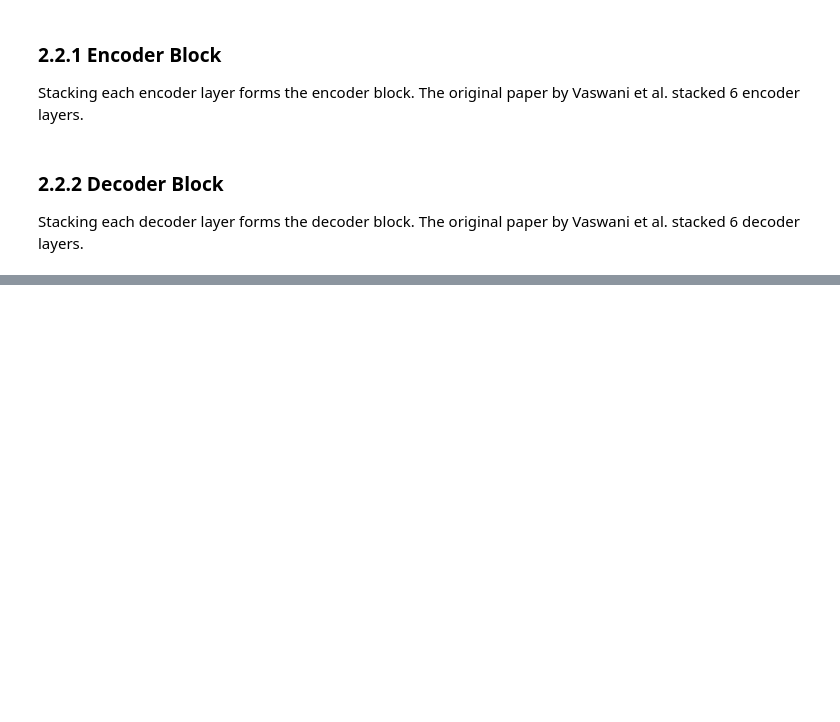
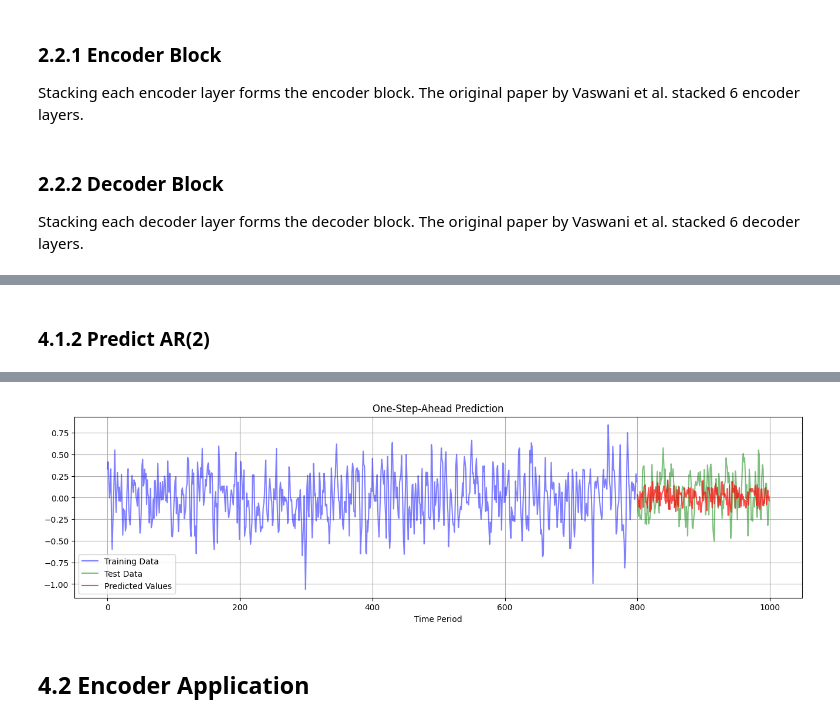
Before and after one commit to junyu-chen-academic/Transformer, a Jupyter notebook: transformer.ipynb, the cells around one changed output, grey strips where cells are left out. Cells and saved outputs as stored; diff of their text form; code cells hidden in the pictures; blank space fills up the shorter version.

```diff
--- a/transformer.ipynb
+++ b/transformer.ipynb
@@ -599,0 +945,77 @@ The _TimeSeriesAttention_ is a neural network model designed to predict time ser
+# %% [markdown]
+### 4.1.2 Predict AR(2)
+# %%
+######################################
+### Data Generation Process AR(2)
+######################################
+torch.manual_seed(seed)
+np.random.seed(seed)
+phi1 = 0.8
+phi2 = -0.3
+sigma = 0.2  # sd. of noise
+n = 1000  # number of time points
+######################################
+
+y_ar2 = np.zeros(n)
+
+# generate white noise
+epsilon = np.random.normal(0, sigma, n)
+
+# initialize the first two values of the series
+y_ar2[0] = epsilon[0]
+y_ar2[1] = phi1 * y_ar2[0] + epsilon[1]
+
+# Generate AR(2) time series
+for t in range(2, n):
+    y_ar2[t] = phi1 * y_ar2[t-1] + phi2 * y_ar2[t-2] + epsilon[t]
+
+######################################
+### Input Data Setting
+######################################
+sequence_length = 2 # number of time steps per input sequence
+d_model = 1 # dimension
+batch_size = 8
+######################################
+
+X = np.zeros((n-sequence_length, sequence_length, d_model))
+Y = np.zeros((n-sequence_length, d_model))
+for t in range(sequence_length, n):
+  X[t-sequence_length, :, 0] = y_ar2[t-sequence_length:t]  # X is the two previous values
+  Y[t-sequence_length, 0] = y_ar2[t]  # Y is the current value
+
+dataloader_train, dataloader_test = split_and_build_dataloader(X, Y, batch_size=batch_size, split_ratio = split_ratio)
+
+######################################
+### Model training
+######################################
+n_heads = 1
+d_ffn = 32
+dropout = 0.0
+learning_rate = 0.0015
+epochs = 20
+######################################
+
+# model initialization
+model = TimeSeriesAttention(
+    sequence_length=sequence_length,
+    d_model=d_model,
+    d_ffn=d_ffn,
+    n_heads=n_heads,
+    dropout=dropout,
+    bias_att=False
+)
+# train the model
+model_trained = train_model(model, dataloader_train, learning_rate, epochs)
+# evaluate the model
+y_pred, mse = evaluate_model(model, dataloader_test)
+print(y_pred.shape)
+
+# print the well-trained weights
+print("#"*20,"\nTrained Model Weights:")
+for name, param in model_trained.named_parameters():
+    if param.requires_grad:
+        print(f"{name}: {param.data}")
+
+# plot
+plot_predictions(y_pred=y_pred, y=y_ar2, split_ratio=split_ratio, filename="ar_2.png")
+# %% [output]
@@ -600 +1039,4 @@ The _TimeSeriesAttention_ is a neural network model designed to predict time ser
+[figure, added]
+# %% [markdown]
+## 4.2 Encoder Application
 # %%
```
Also changed, not shown: parts of 23 cells of this notebook.
